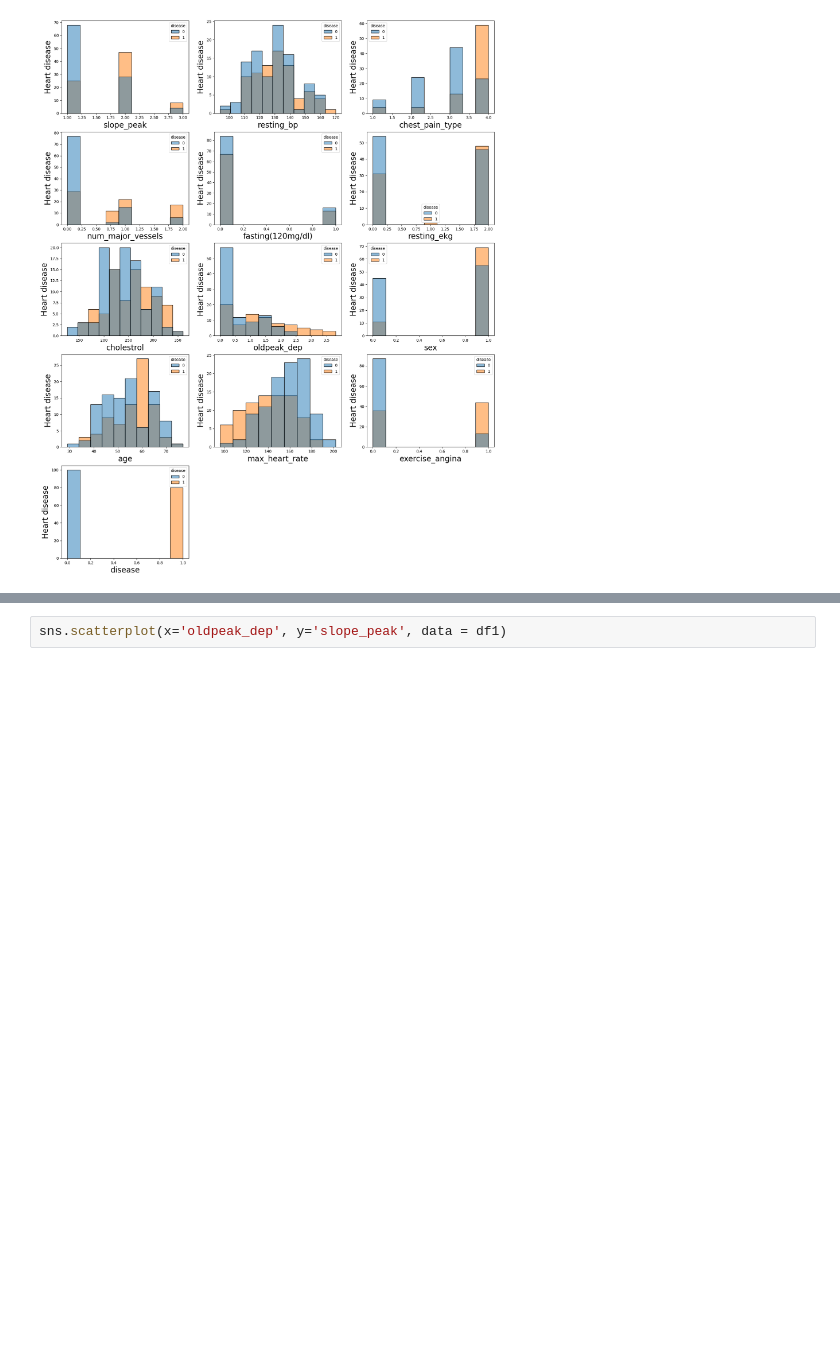
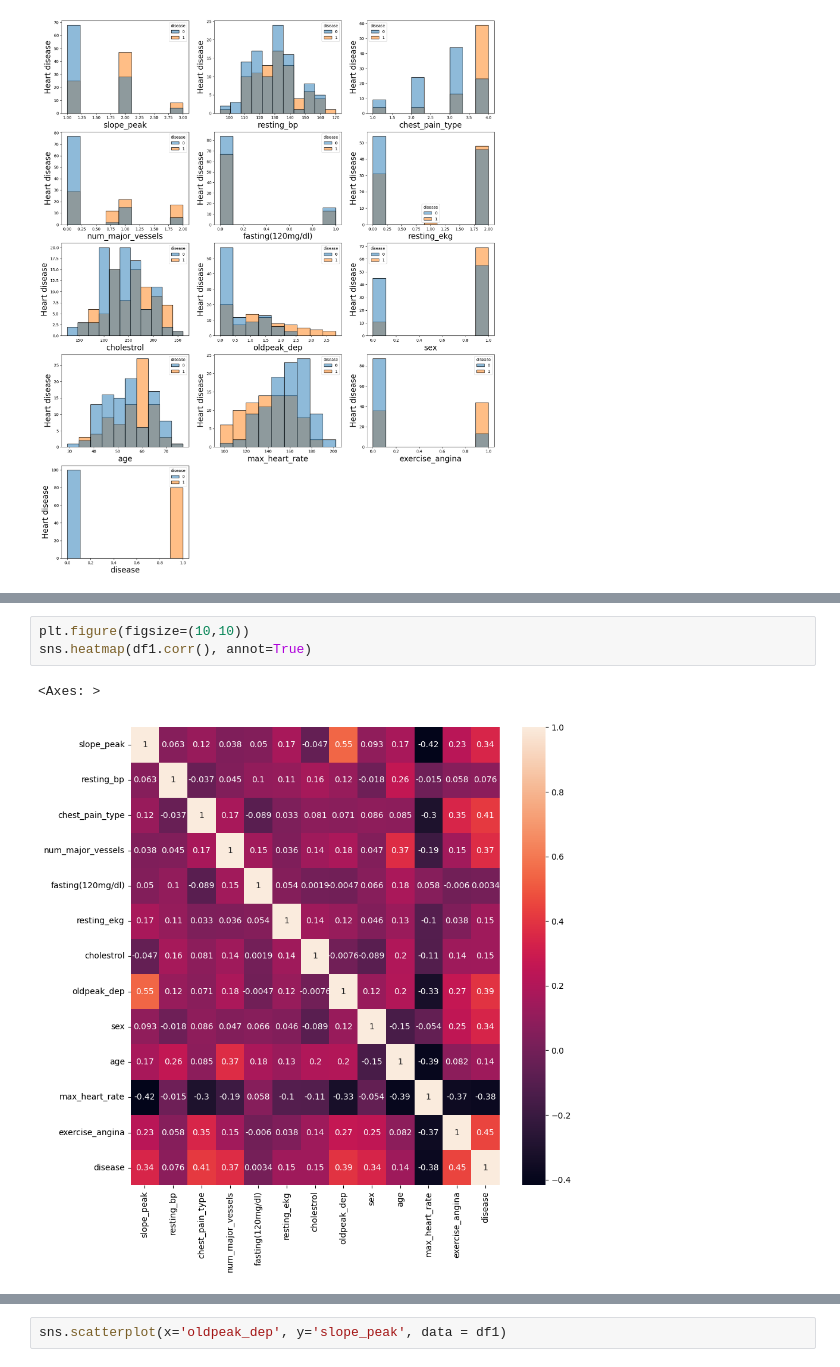
Before and after one commit to abhishek01bv/Heart_diease_prediction, a Jupyter notebook: Project_Heart_Disease_.ipynb, the cells around one changed output, grey strips where cells are left out. Cells and saved outputs as stored; diff of their text form; blank space fills up the shorter version.

```diff
--- a/Project_Heart_Disease_.ipynb
+++ b/Project_Heart_Disease_.ipynb
@@ -175,0 +181,6 @@ plt.show()
+# %%
+plt.figure(figsize=(10,10))
+sns.heatmap(df1.corr(), annot=True)
+# %% [output]
+<Axes: >
+[figure, added]
```
Also changed, not shown: parts of 23 cells of this notebook.
